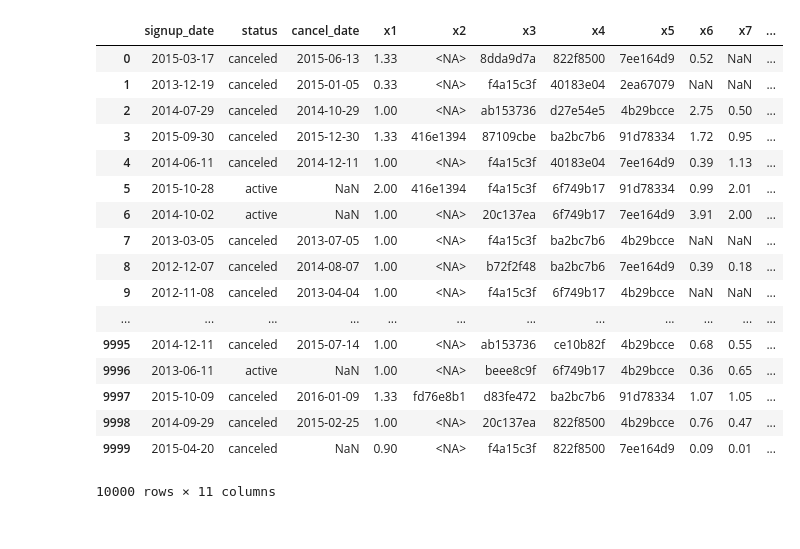
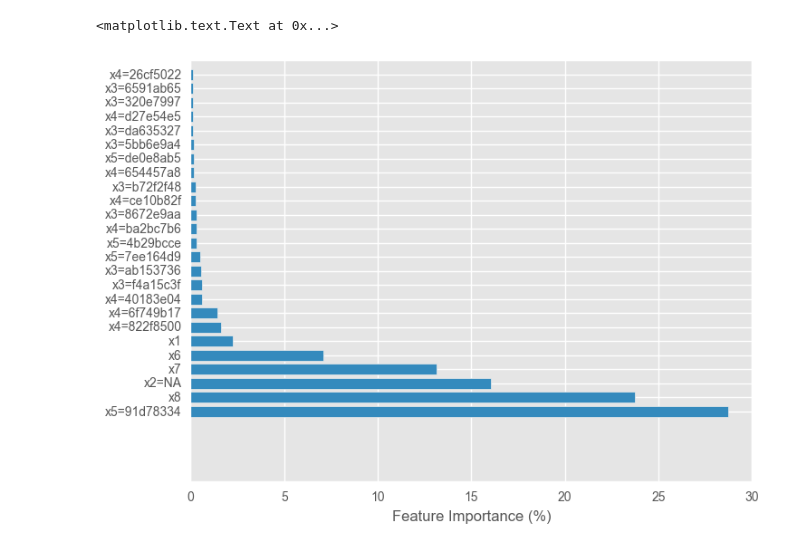
Before and after one commit to jjardel/blog-code, a Jupyter notebook: MSH/explore.ipynb, the cells around one changed output. Saved outputs shown, nothing was run; the diff lists cells and outputs as text; code cells hidden in the pictures.

Commit message:
Performing survival anaysis with 25 most important features from RF

```diff
--- a/MSH/explore.ipynb
+++ b/MSH/explore.ipynb
@@ -1,10 +3,11 @@
 # %%
 import pandas as pd
 import os
-from pivottablejs import pivot_ui
 import matplotlib.pyplot as plt
 import seaborn as sns
+import patsy
 from IPython.core.pylabtools import figsize
+from scipy.stats import bernoulli
 
 MSH = os.getenv('MSH')
 
@@ -12,5 +15,15 @@ import sys
 sys.path.append('{0}/../'.format(MSH))
 
 from common_libs.db_conn import DBConn
+from MSH.model import ChurnModel  # My Random Forest model
+from lifelines import CoxPHFitter, KaplanMeierFitter, AalenAdditiveFitter
+from lifelines.utils import k_fold_cross_validation
+from sklearn.preprocessing import StandardScaler
+
+# get rid of pesky pandas warnings
+import warnings
+warnings.filterwarnings('ignore')
 
 %matplotlib inline
+
+plt.style.use('ggplot')
@@ -53,21 +30,31 @@ g.map_offdiag(plt.scatter)
-# %%
-data
-# %% [output]
-|  | signup_date | status | cancel_date | x1 | x2 | x3 | x4 | x5 | x6 | x7 | ... |
-| 0 | 2015-03-17 | canceled | 2015-06-13 | 1.33 | <NA> | 8dda9d7a | 822f8500 | 7ee164d9 | 0.52 | NaN | ... |
-| 1 | 2013-12-19 | canceled | 2015-01-05 | 0.33 | <NA> | f4a15c3f | 40183e04 | 2ea67079 | NaN | NaN | ... |
-| 2 | 2014-07-29 | canceled | 2014-10-29 | 1.00 | <NA> | ab153736 | d27e54e5 | 4b29bcce | 2.75 | 0.50 | ... |
-| 3 | 2015-09-30 | canceled | 2015-12-30 | 1.33 | 416e1394 | 87109cbe | ba2bc7b6 | 91d78334 | 1.72 | 0.95 | ... |
-| 4 | 2014-06-11 | canceled | 2014-12-11 | 1.00 | <NA> | f4a15c3f | 40183e04 | 7ee164d9 | 0.39 | 1.13 | ... |
-| 5 | 2015-10-28 | active | NaN | 2.00 | 416e1394 | f4a15c3f | 6f749b17 | 91d78334 | 0.99 | 2.01 | ... |
-| 6 | 2014-10-02 | active | NaN | 1.00 | <NA> | 20c137ea | 6f749b17 | 7ee164d9 | 3.91 | 2.00 | ... |
-| 7 | 2013-03-05 | canceled | 2013-07-05 | 1.00 | <NA> | f4a15c3f | ba2bc7b6 | 4b29bcce | NaN | NaN | ... |
-| 8 | 2012-12-07 | canceled | 2014-08-07 | 1.00 | <NA> | b72f2f48 | ba2bc7b6 | 7ee164d9 | 0.39 | 0.18 | ... |
-| 9 | 2012-11-08 | canceled | 2013-04-04 | 1.00 | <NA> | f4a15c3f | 6f749b17 | 4b29bcce | NaN | NaN | ... |
-| ... | ... | ... | ... | ... | ... | ... | ... | ... | ... | ... | ... |
-| 9995 | 2014-12-11 | canceled | 2015-07-14 | 1.00 | <NA> | ab153736 | ce10b82f | 4b29bcce | 0.68 | 0.55 | ... |
-| 9996 | 2013-06-11 | active | NaN | 1.00 | <NA> | beee8c9f | 6f749b17 | 4b29bcce | 0.36 | 0.65 | ... |
-| 9997 | 2015-10-09 | canceled | 2016-01-09 | 1.33 | fd76e8b1 | d83fe472 | ba2bc7b6 | 91d78334 | 1.07 | 1.05 | ... |
-| 9998 | 2014-09-29 | canceled | 2015-02-25 | 1.00 | <NA> | 20c137ea | 822f8500 | 4b29bcce | 0.76 | 0.47 | ... |
-| 9999 | 2015-04-20 | canceled | NaN | 0.90 | <NA> | f4a15c3f | 822f8500 | 7ee164d9 | 0.09 | 0.01 | ... |
-10000 rows × 11 columns
+# %%
+# load a pre-fitted Random Forest model & load the already processed data
+
+model = ChurnModel('clean.customer_attributes_clipped')
+model.load_saved_model('output/model.pkl')
+_ = model._custom_preprocessing()
+# %%
+# find the top 25 most important features to the fit
+
+figsize(8, 6)
+top25_idx = np.argsort(-model.model.named_steps['random_forest'].feature_importances_)[:25]
+top25_values = model.model.named_steps['random_forest'].feature_importances_[top25_idx] * 100
+
+data = model.data_processed
+data.rename(columns=lambda x: x.replace('<NA>', 'NA'), inplace=True)  # <> symbols break patsy.dmatrix()
+
+
+top25_labels = data.columns[top25_idx].tolist()
+top25_labels_pretty = [x.replace('_', '=') for x in top25_labels]  # clean up the feature name
+
+# plot relative importance of each feature
+plt.clf()
+
+N_features = len(top25_idx)
+y = range(N_features)
+
+plt.barh(y, top25_values, tick_label=top25_labels_pretty, align='center')
+plt.xlabel('Feature Importance (%)')
+# %% [output]
+<matplotlib.text.Text at 0x...>
+[figure, added]
```
Also changed, not shown: parts of 15 cells of this notebook, 2 other files.
